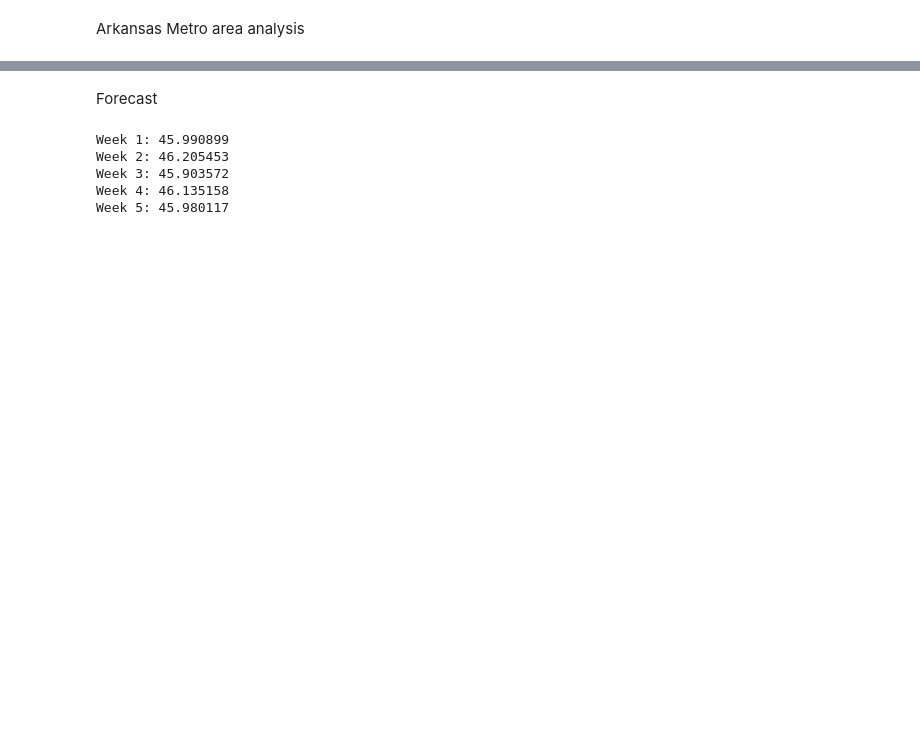
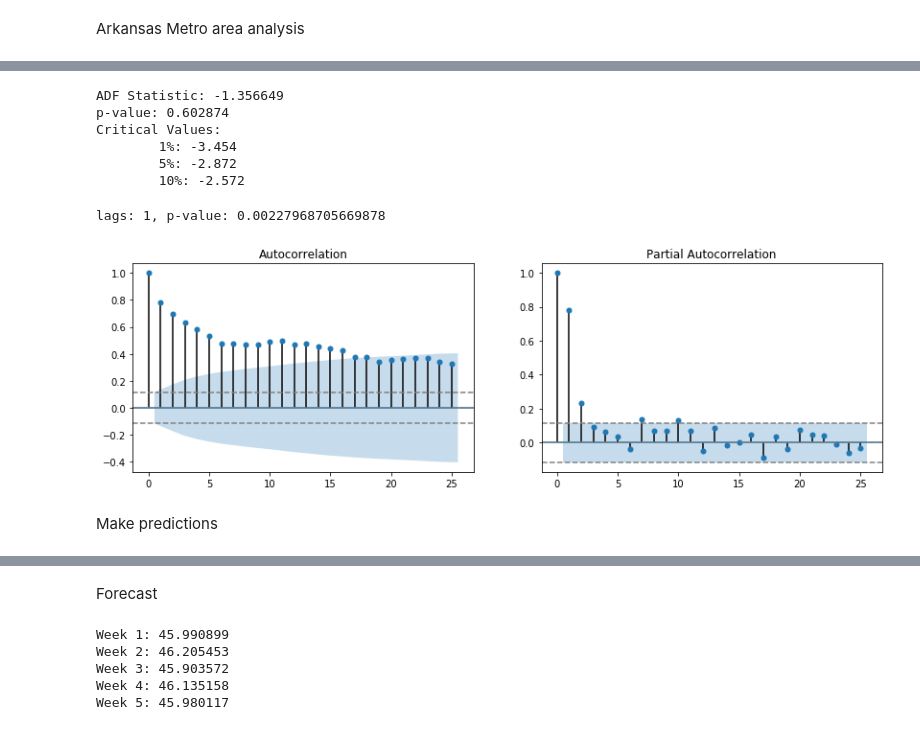
Before and after one commit to vksyr/IST718, a Jupyter notebook: Lab2.ipynb, the cells around one changed output, grey strips where cells are left out. Saved outputs shown, nothing was run; the diff lists cells and outputs as text; code cells hidden in the pictures; blank space fills up the shorter version.

```diff
--- a/Lab2.ipynb
+++ b/Lab2.ipynb
@@ -400,0 +105,68 @@ RMSE: 2.183
+# %%
+# Is stationary? Run AD FUller -> NO, p-value > .05
+X = df['zip_median'].values
+X = X.astype('float32')
+
+result = adfuller(X)
+
+print('ADF Statistic: %f' % result[0])
+print('p-value: %f' % result[1])
+print('Critical Values:')
+
+for key, value in result[4].items():
+	print('\t%s: %.3f' % (key, value))
+# %% [output]
+ADF Statistic: -1.356649
+p-value: 0.602874
+Critical Values:
+        1%: -3.454
+        5%: -2.872
+        10%: -2.572
+# %%
+# Get fuller p-values for different lags
+
+# create a differenced series
+def difference(dataset, interval=1):
+	diff = list()
+	for i in range(interval, len(dataset)):
+		value = dataset[i] - dataset[i - interval]
+		diff.append(value)
+	return Series(diff)
+
+# Make stationary
+X = df['zip_median'].values
+X = X.astype('float32')
+
+# difference data
+
+for p in range(0, 40):
+  lags = p
+  stationary = difference(X, lags)
+  result = adfuller(stationary)
+  if result[1] < .05:
+    print('lags: ' + str(p) + ', p-value: ' + str(result[1]))
+
+#lags: 1, p-value: 0.016
+# %% [output]
+lags: 1, p-value: 0.00227968705669878
+# %%
+# make stationary with lag = 1, as discovered to be best with AD Fuller test
+lags = 1
+stationary = difference(X, lags)
+stationary.index = df.index[lags:]
+
+# USING STATIONARY TIME SERIES LOOK FOR ACF & PACF
+fig, (ax1, ax2) = plt.subplots(1,2, figsize=(14,4))
+fig = plot_acf(stationary, ax=ax1)
+ax1.axhline(y=0,linestyle='--',color= 'gray')
+ax1.axhline(y= - 1.96/np.sqrt(len(stationary)), linestyle='--',color= 'gray')
+ax1.axhline(y=  1.96/np.sqrt(len(stationary)), linestyle='--',color= 'gray')
+ax1.set_label('Lags')
+
+fig = plot_pacf(stationary, ax=ax2)
+ax2.axhline(y=0,linestyle = '--', color = 'gray')
+ax2.axhline(y = -1.96/np.sqrt(len(stationary)), linestyle = '--', color = 'gray')
+ax2.axhline(y = 1.96/np.sqrt(len(stationary)), linestyle = '--', color = 'gray')
+ax2.set_label('Lags')
+# %% [output]
+[figure, added]
@@ -400,0 +240,2 @@ RMSE: 2.183
+# %% [markdown]
+Make predictions
```
Also changed, not shown: parts of 46 cells of this notebook, 1 other file.
